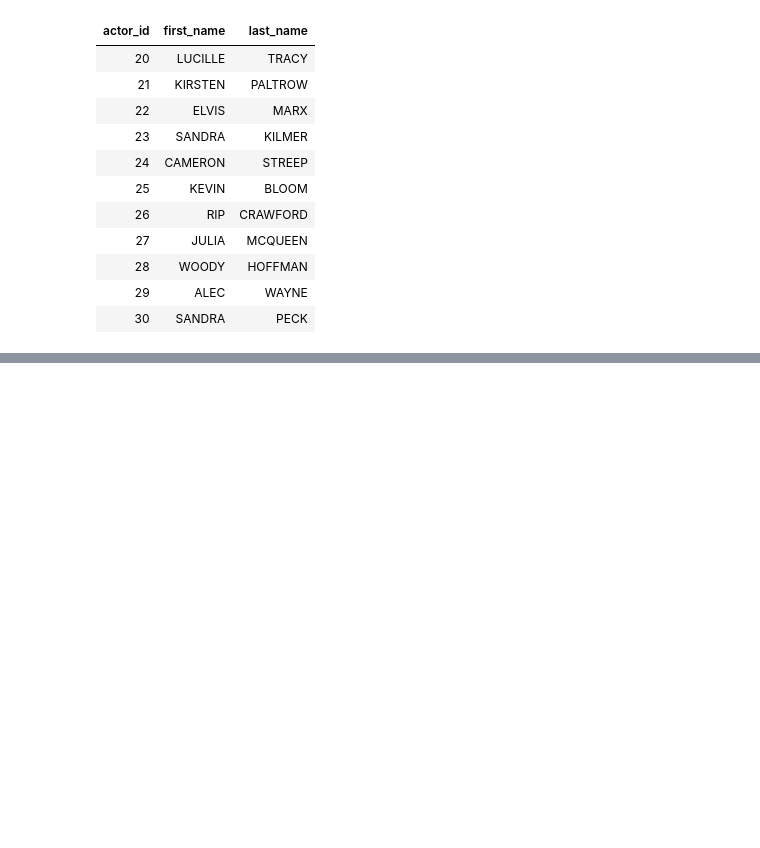
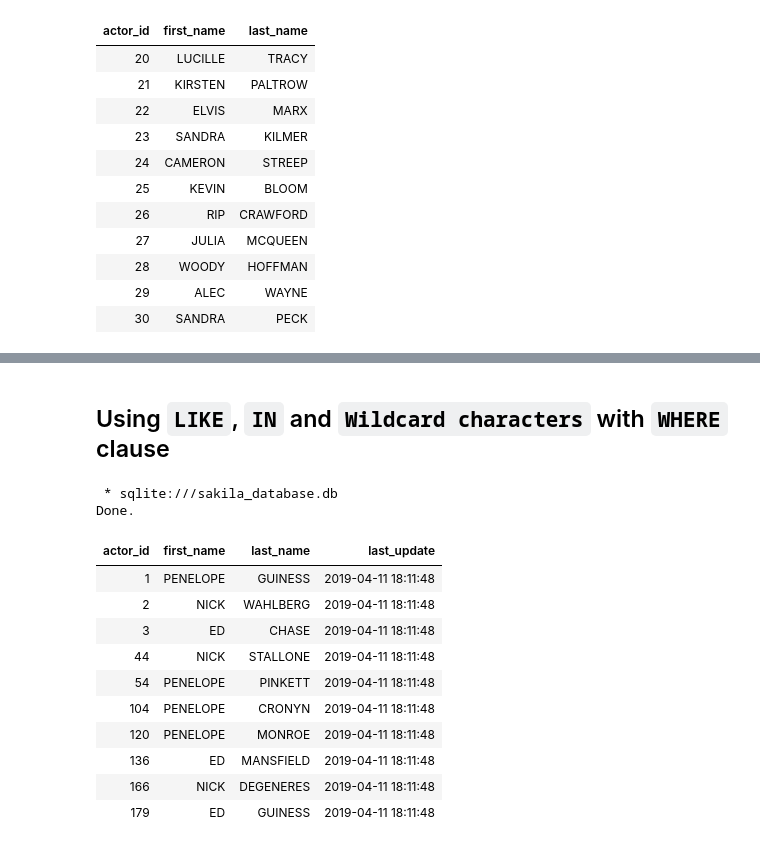
Before and after one commit to ram-polisetti/SQL, a Jupyter notebook: sql_practice.ipynb, the cells around one changed output, grey strips where cells are left out. Drawn from its saved outputs; the diff is of its cells as text; code cells hidden in the pictures; blank space fills up the shorter version.

```diff
--- a/sql_practice.ipynb
+++ b/sql_practice.ipynb
@@ -274,0 +327,22 @@ Done.
+# %% [markdown]
+## Using `LIKE`, `IN` and `Wildcard characters` with `WHERE` clause
+# %%
+%%sql
+-- using IN
+SELECT *
+FROM actor
+WHERE first_name IN ('PENELOPE', 'NICK', 'ED') ;
+# %% [output]
+ * sqlite:///sakila_database.db
+Done.
+| actor_id | first_name | last_name | last_update |
+| 1 | PENELOPE | GUINESS | 2019-04-11 18:11:48 |
+| 2 | NICK | WAHLBERG | 2019-04-11 18:11:48 |
+| 3 | ED | CHASE | 2019-04-11 18:11:48 |
+| 44 | NICK | STALLONE | 2019-04-11 18:11:48 |
+| 54 | PENELOPE | PINKETT | 2019-04-11 18:11:48 |
+| 104 | PENELOPE | CRONYN | 2019-04-11 18:11:48 |
+| 120 | PENELOPE | MONROE | 2019-04-11 18:11:48 |
+| 136 | ED | MANSFIELD | 2019-04-11 18:11:48 |
+| 166 | NICK | DEGENERES | 2019-04-11 18:11:48 |
+| 179 | ED | GUINESS | 2019-04-11 18:11:48 |
```
Also changed, not shown: parts of 3 cells of this notebook.
